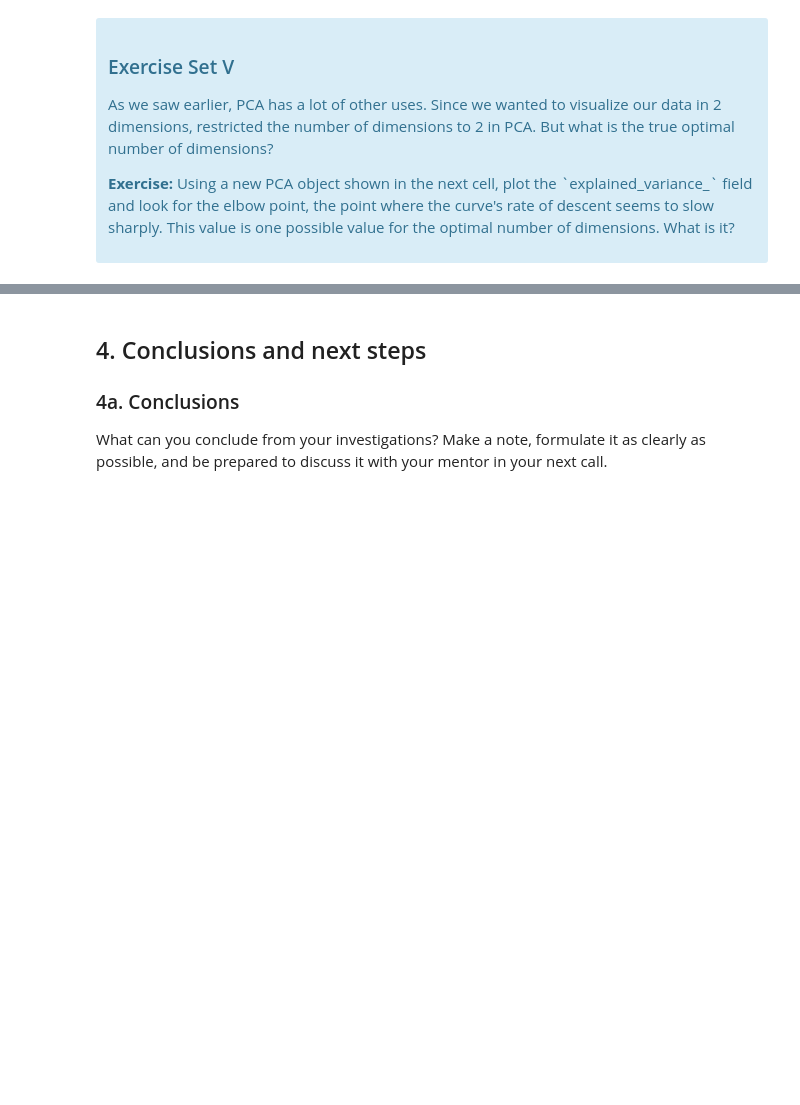
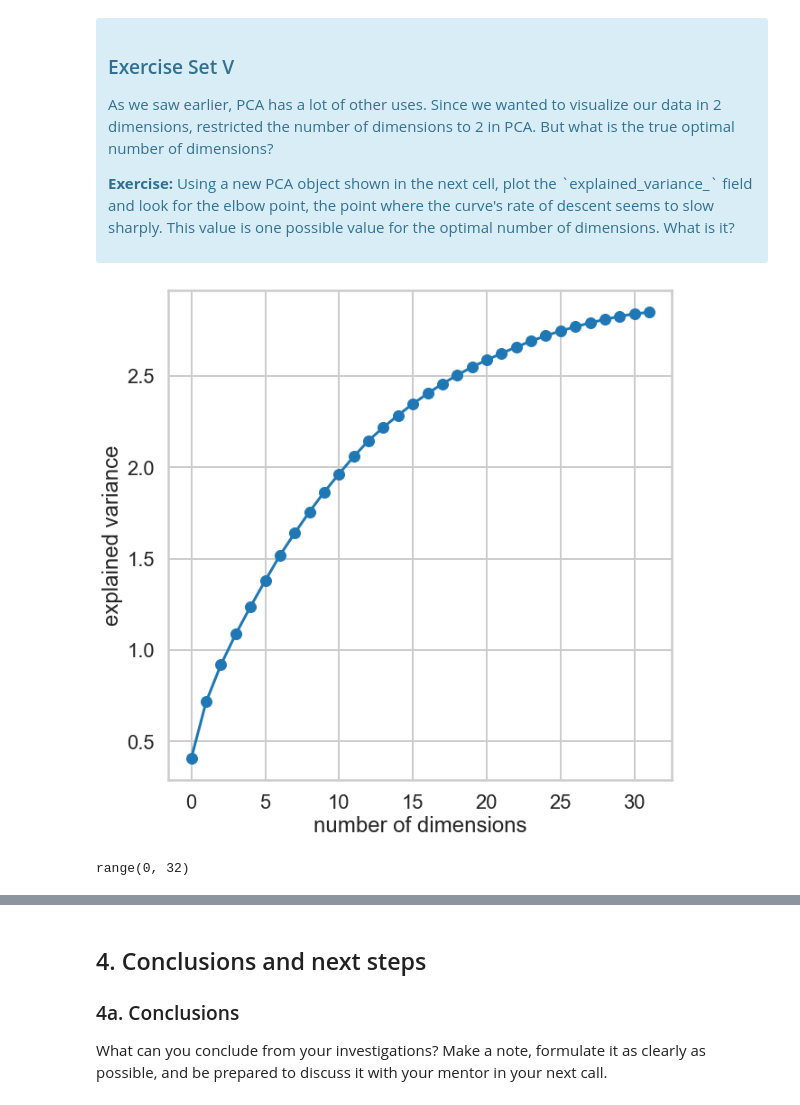
Before and after one commit to Thaps/DataScienceGuidedCapstone, a Jupyter notebook: Unit15UnsupervisedLearning/clusteringwine/Clustering Case Study - Customer Segmentation with K-Means - Tier 3.ipynb, the cells around one changed output, grey strips where cells are left out. Drawn from its saved outputs; the diff is of its cells as text; code cells hidden in the pictures; blank space fills up the shorter version.

```diff
--- a/Unit15UnsupervisedLearning/clusteringwine/Clustering Case Study - Customer Segmentation with K-Means - Tier 3.ipynb
+++ b/Unit15UnsupervisedLearning/clusteringwine/Clustering Case Study - Customer Segmentation with K-Means - Tier 3.ipynb
@@ -391,8 +437,28 @@ What we've done is we've taken those columns of 0/1 indicator variables, and we'
 # %%
 #your turn
 # Initialize a new PCA model with a default number of components.
 import sklearn.decomposition
 pca = sklearn.decomposition.PCA()
 pca.fit(X)
 
 # Do the rest on your own :)
+
+dimensions=range(0,32)
+
+
+pca = PCA(min(len(X), len(X.columns)))
+pca.fit(X)
+var=np.cumsum(pca.explained_variance_)
+
+
+var
+plt.figure(figsize=(10,10))
+plt.plot(dimensions, var, '-o')
+plt.xlabel('number of dimensions')
+plt.ylabel('explained variance')
+
+plt.show()
+dimensions
+# %% [output]
+[figure, added]
+range(0, 32)
```
Also changed, not shown: parts of 33 cells of this notebook.
